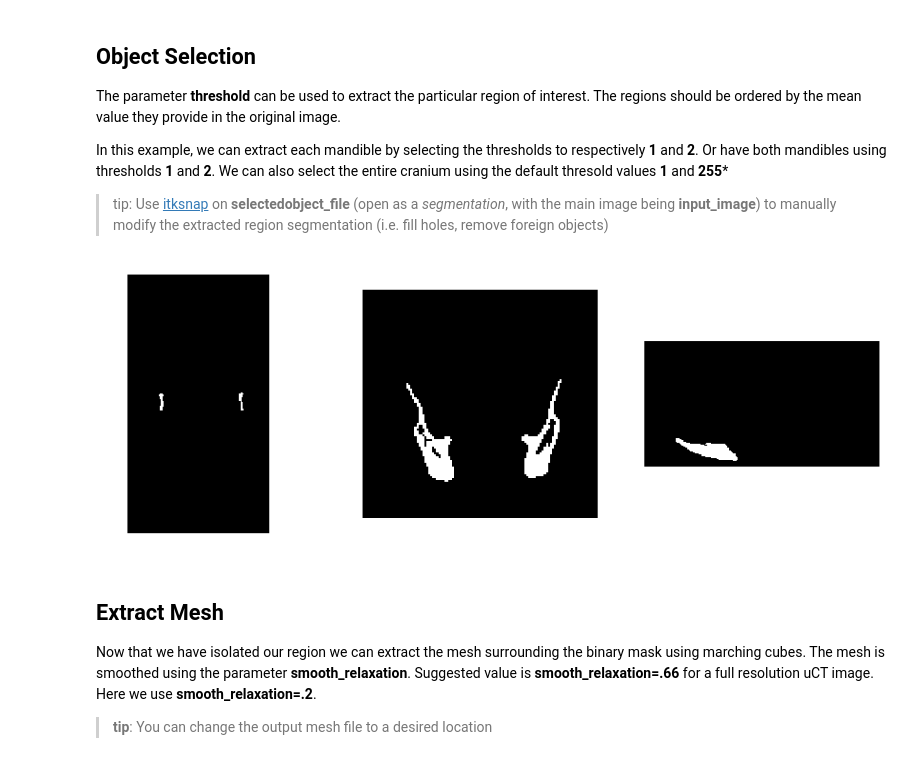
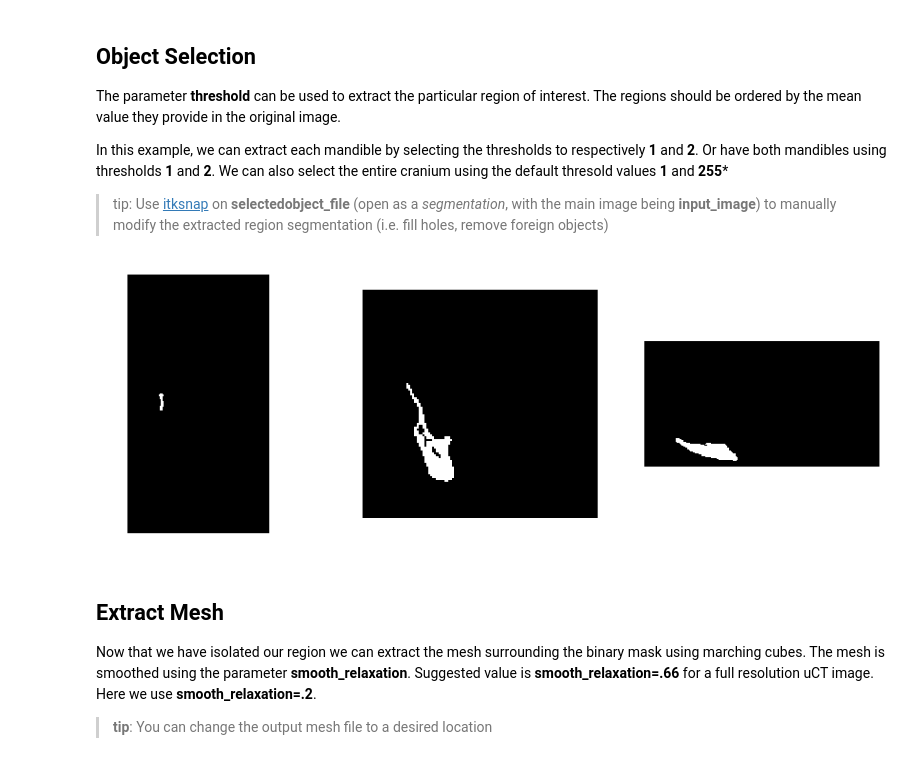
Before and after one commit to marta-vidalgarcia/landmark-free-deformetrica, a Jupyter notebook: uCT-process.ipynb, the cells around one changed output. Saved outputs shown, nothing was run; the diff lists cells and outputs as text; code cells hidden in the pictures.

```diff
--- a/uCT-process.ipynb
+++ b/uCT-process.ipynb
@@ -407,11 +454,11 @@ In this example, we can extract each mandible by selecting the thresholds to res
 # %%
 selectedobject_file = select_object(region_file,
                                     os.path.join(working_directory, 'uCT-1_selectedobject.mha'),
                                     l_threshold=1,
-                                    u_threshold=2)
+                                    u_threshold=1)
 arr = display_image(selectedobject_file)
 # %% [output]
-[figure, old version]
+[figure, new version]
 # %% [markdown]
 ## Extract Mesh
 
```
Also changed, not shown: parts of 5 cells of this notebook.
